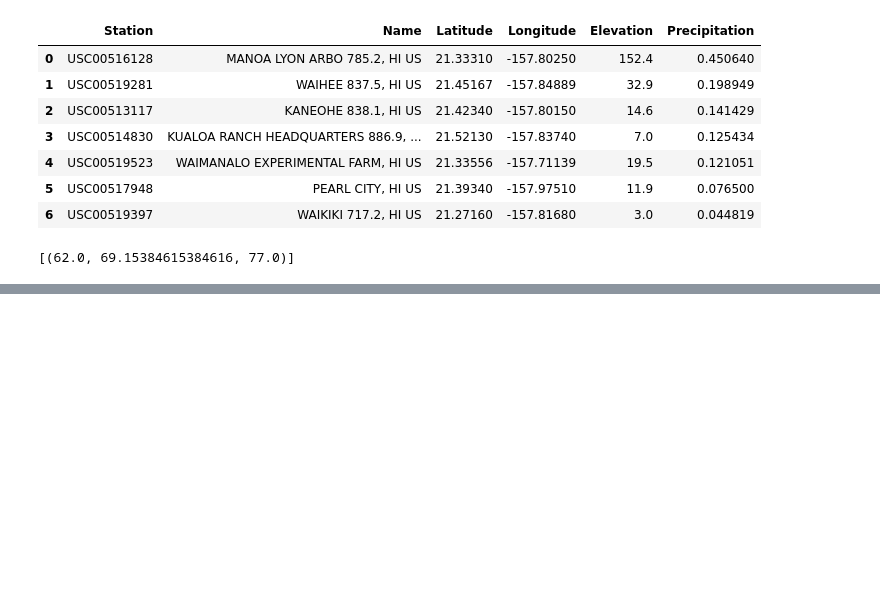
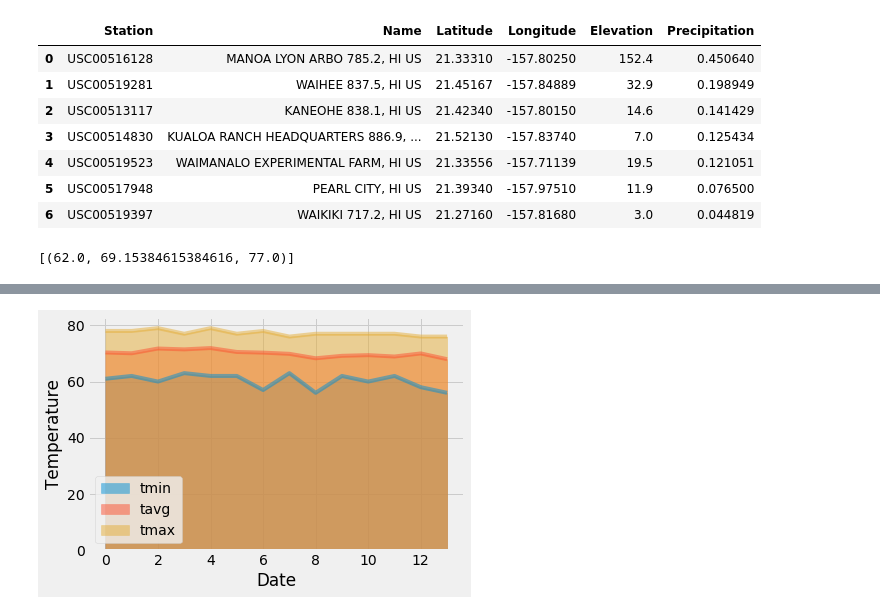
Before and after one commit to UoT-Bootcamp/SQLAlchemy-challenge, a Jupyter notebook: climate_starter.ipynb, the cells around one changed output, grey strips where cells are left out. Drawn from its saved outputs; the diff is of its cells as text; code cells hidden in the pictures; blank space fills up the shorter version.

```diff
--- a/climate_starter.ipynb
+++ b/climate_starter.ipynb
@@ -315,13 +317,36 @@ daily_normals("01-01")
 # %%
 # calculate the daily normals for your trip
 # push each tuple of calculations into a list called `normals`
+normals = []
+# Set the start and end date of the trip
+start_date = dt.date(2016,12,23)
+end_date = dt.date(2017,1,5)
+# Use the start and end date to create a range of dates
+# Stip off the year and save a list of %m-%d strings
+trip_dates = []
+delta = end_date - start_date
 
-# Set the start and end date of the trip
+for i in range(delta.days + 1):
+    day = start_date + timedelta(days=i)
+    trip_dates.append(day.strftime("%m-%d"))
 
-# Use the start and end date to create a range of dates
-
-# Stip off the year and save a list of %m-%d strings
 
 # Loop through the list of %m-%d strings and calculate the normals for each date
+for date in trip_dates:
+    daily_normal = daily_normals(date)
+    normals.append(daily_normal)
+
+tmin = []
+tavg = []
+tmax = []
+for normal in normals:
+    tmin.append(normal[0][0])
+    tavg.append(normal[0][1])
+    tmax.append(normal[0][2])
 # %%
 # Load the previous query results into a Pandas DataFrame and add the `trip_dates` range as the `date` index
+trip_df = pd.DataFrame({"date" : trip_dates,
+             "tmin" : tmin,
+                    "tavg" : tavg,
+                "tmax" : tmax})
+trip_df.set_index("date")
@@ -328,2 +370,9 @@ daily_normals("01-01")
 # %%
 # Plot the daily normals as an area plot with `stacked=False`
+
+trip_df.plot.area(stacked = False)
+plt.ylabel("Temperature")
+plt.xlabel("Date")
+plt.show()
+# %% [output]
+[figure, added]
```
Also changed, not shown: parts of 4 cells of this notebook.
